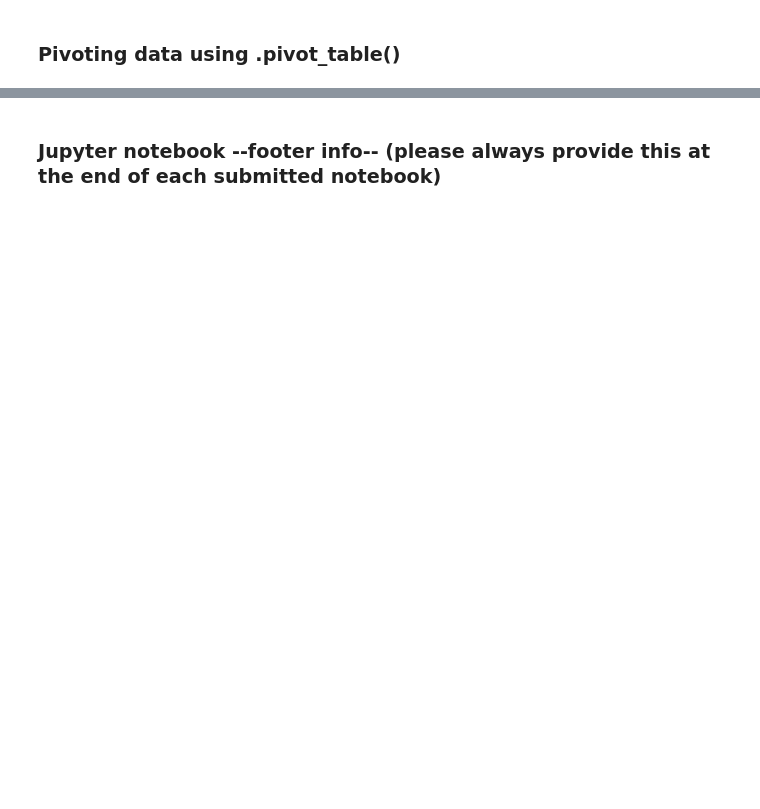
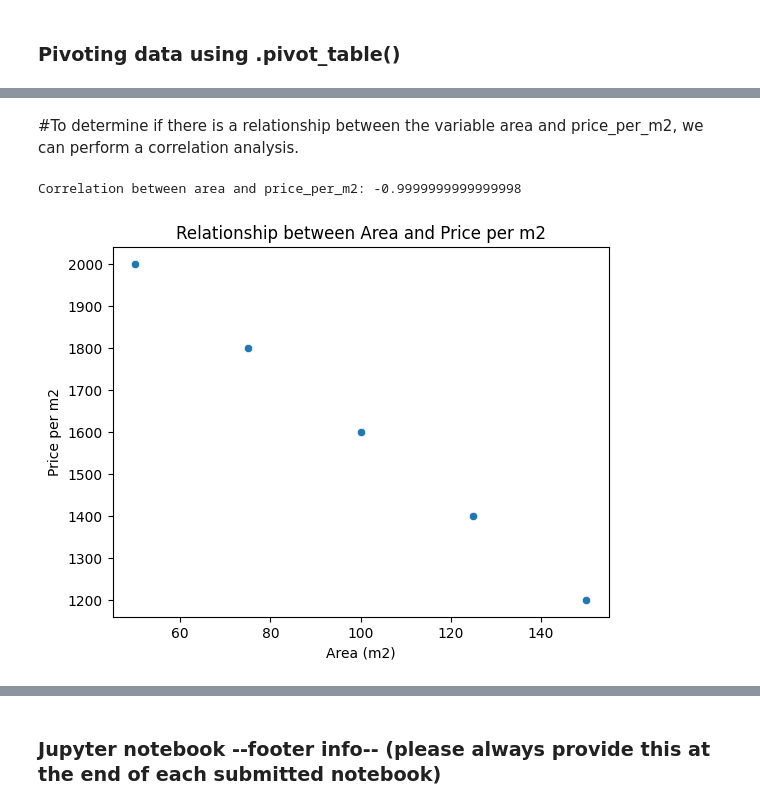
Before and after one commit to pascaleichenberger/applied_research_methods, a Jupyter notebook: Week_03/combining_and_organizing_data.ipynb, the cells around one changed output, grey strips where cells are left out. Saved outputs shown, nothing was run; the diff lists cells and outputs as text; code cells hidden in the pictures; blank space fills up the shorter version.

```diff
--- a/Week_03/combining_and_organizing_data.ipynb
+++ b/Week_03/combining_and_organizing_data.ipynb
@@ -166,0 +312,28 @@ pd.pivot_table(df3[['rooms', 'price', 'area']],
+# %% [markdown]
+#To determine if there is a relationship between the variable area and price_per_m2, we can perform a correlation analysis.
+# %%
+import pandas as pd
+import seaborn as sns
+import matplotlib.pyplot as plt
+
+# Sample DataFrame
+data = {
+    'area': [50, 75, 100, 125, 150],
+    'price_per_m2': [2000, 1800, 1600, 1400, 1200]
+}
+
+df = pd.DataFrame(data)
+
+# Calculate correlation
+correlation = df['area'].corr(df['price_per_m2'])
+print(f"Correlation between area and price_per_m2: {correlation}")
+
+# Plot the relationship
+sns.scatterplot(x='area', y='price_per_m2', data=df)
+plt.title('Relationship between Area and Price per m2')
+plt.xlabel('Area (m2)')
+plt.ylabel('Price per m2')
+plt.show()
+# %% [output]
+Correlation between area and price_per_m2: -0.9999999999999998
+[figure, added]
```
Also changed, not shown: parts of 20 cells of this notebook, 10 other files.
